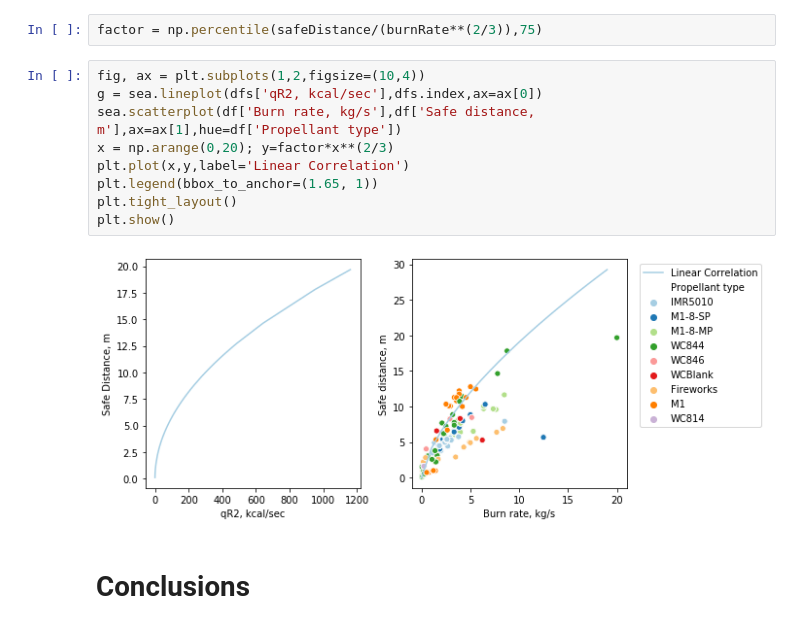
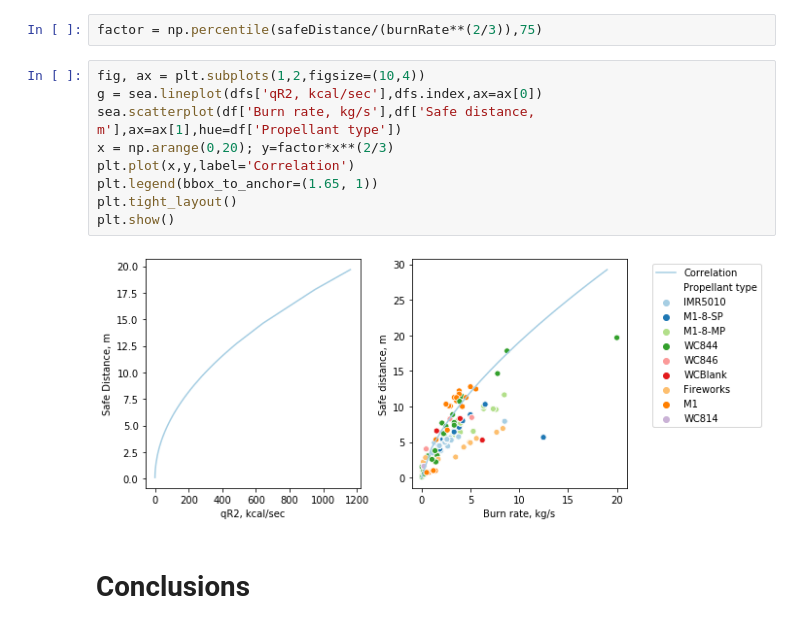
Before and after one commit to clint-bg/heatflux, a Jupyter notebook: propellantheatfluxv2.ipynb, the cells around one changed output. Cells and saved outputs as stored; diff of their text form.

```diff
--- a/propellantheatfluxv2.ipynb
+++ b/propellantheatfluxv2.ipynb
@@ -193,14 +193,14 @@ factor = np.percentile(safeDistance/(burnRate**(2/3)),75)
 # %%
 fig, ax = plt.subplots(1,2,figsize=(10,4))
 g = sea.lineplot(dfs['qR2, kcal/sec'],dfs.index,ax=ax[0])
 sea.scatterplot(df['Burn rate, kg/s'],df['Safe distance, m'],ax=ax[1],hue=df['Propellant type'])
 x = np.arange(0,20); y=factor*x**(2/3)
-plt.plot(x,y,label='Linear Correlation')
+plt.plot(x,y,label='Correlation')
 plt.legend(bbox_to_anchor=(1.65, 1))
 plt.tight_layout()
 plt.show()
 # %% [output]
-[figure, old version]
+[figure, new version]
 # %% [markdown]
 # Conclusions
 # %% [markdown]
```
Also changed, not shown: parts of 2 cells of this notebook.
